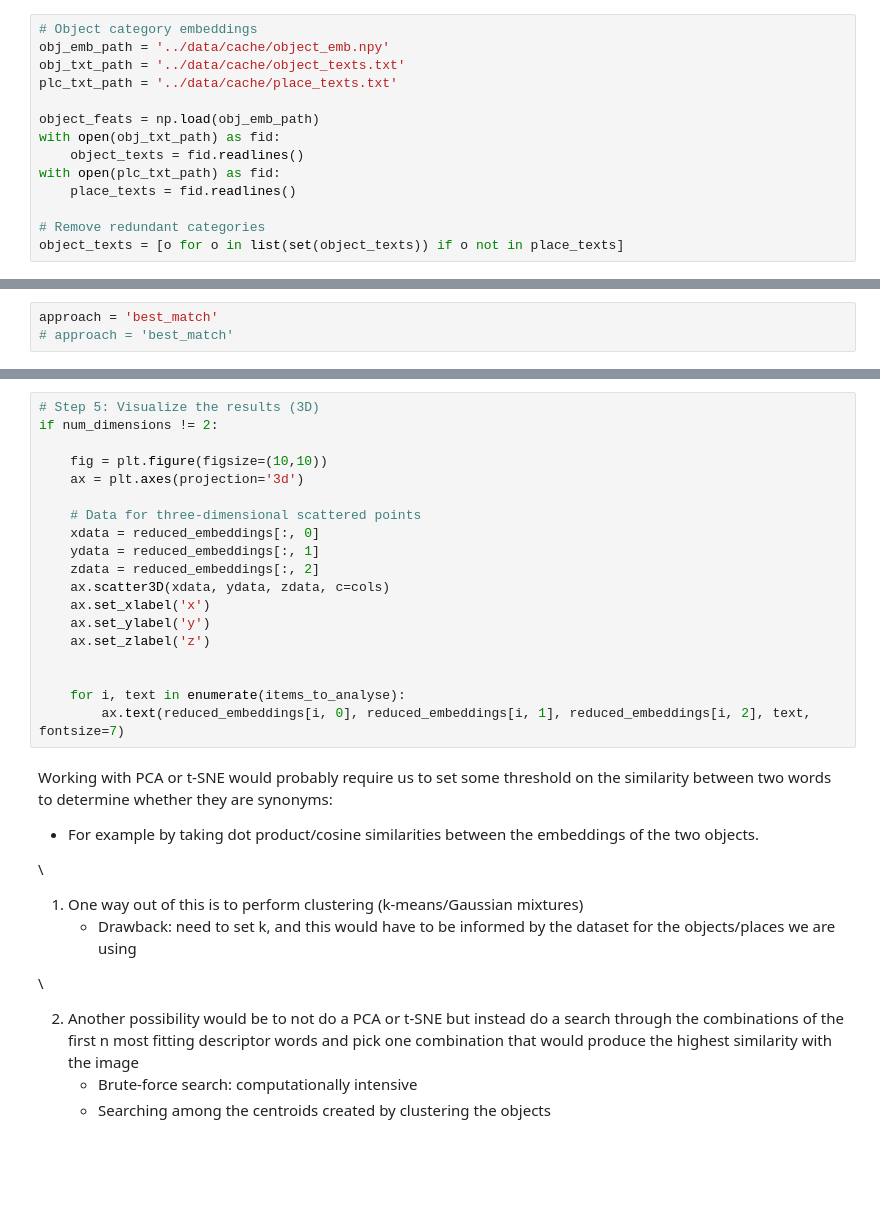
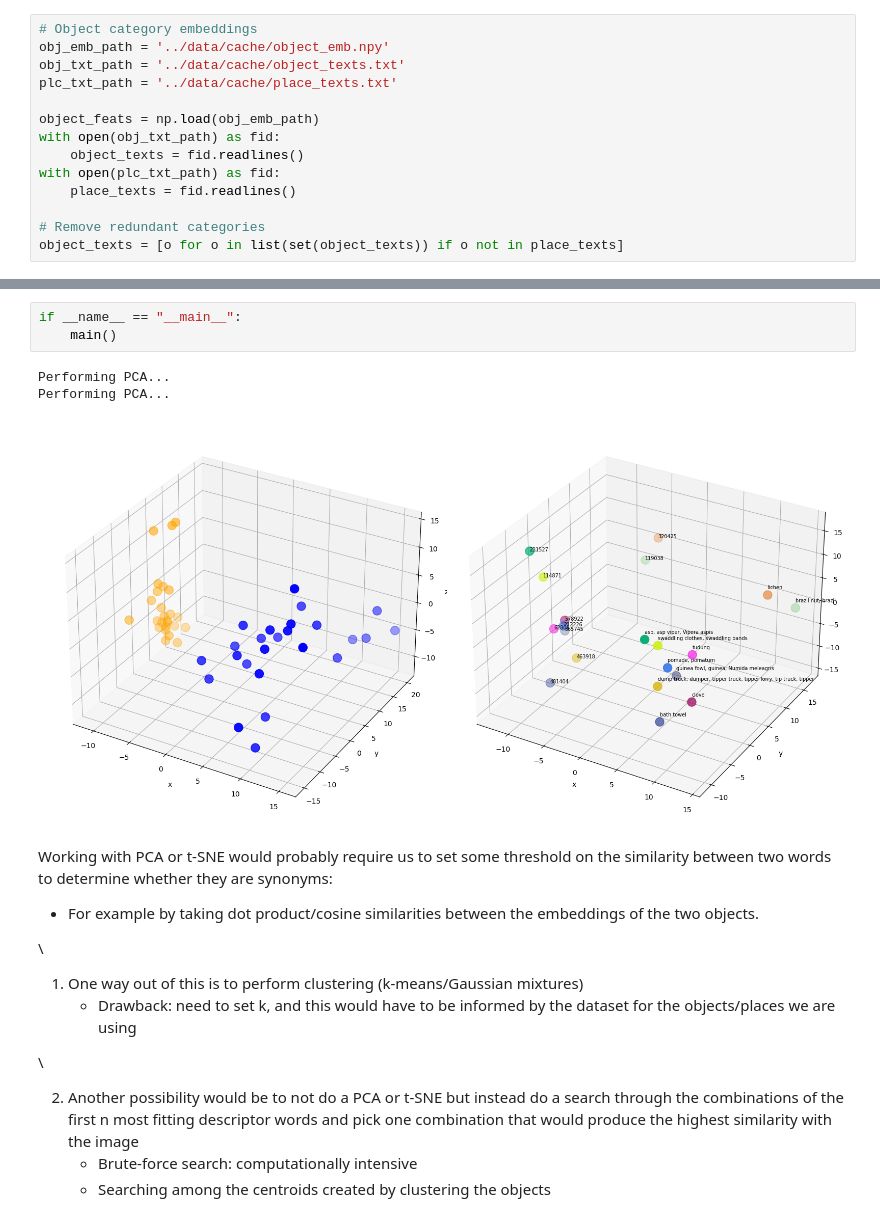
Before and after one commit to milenakapralova/socraticmodels, a Jupyter notebook: notebooks/visualise_CLIP.ipynb, the cells around one changed output, grey strips where cells are left out. Drawn from its saved outputs; the diff is of its cells as text; blank space fills up the shorter version.

```diff
--- a/notebooks/visualise_CLIP.ipynb
+++ b/notebooks/visualise_CLIP.ipynb
@@ -61,4 +59 @@ object_texts = [o for o in list(set(object_texts)) if o not in place_texts]
-# %%
-approach = 'best_match'
-# approach = 'best_match'
 # %% [markdown]
@@ -171,22 +234,10 @@ if num_dimensions == 2:
-# %%
-# Step 5: Visualize the results (3D)
-if num_dimensions != 2:
-
-    fig = plt.figure(figsize=(10,10))
-    ax = plt.axes(projection='3d')
-
-    # Data for three-dimensional scattered points
-    xdata = reduced_embeddings[:, 0]
-    ydata = reduced_embeddings[:, 1]
-    zdata = reduced_embeddings[:, 2]
-    ax.scatter3D(xdata, ydata, zdata, c=cols)
-    ax.set_xlabel('x')
-    ax.set_ylabel('y')
-    ax.set_zlabel('z')
-
-
-    for i, text in enumerate(items_to_analyse):
-        ax.text(reduced_embeddings[i, 0], reduced_embeddings[i, 1], reduced_embeddings[i, 2], text, fontsize=7)
+# %%
+if __name__ == "__main__":
+    main()
+# %% [output]
+Performing PCA...
+Performing PCA...
+[figure, added]
 # %% [markdown]
 Working with PCA or t-SNE would probably require us to set some threshold on the similarity between two words to determine whether they are synonyms:
 * For example by taking dot product/cosine similarities between the embeddings of the two objects.
```
Also changed, not shown: parts of 9 cells of this notebook, 1 other file.
